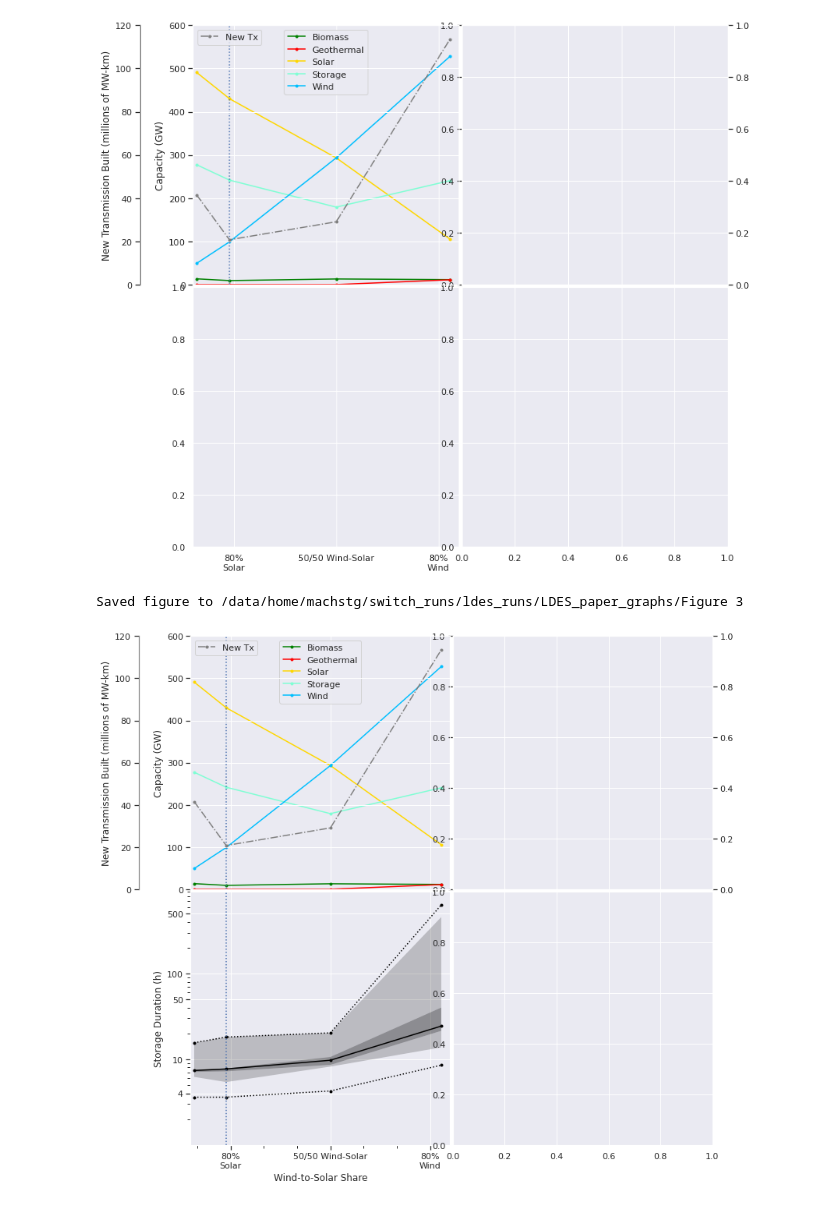
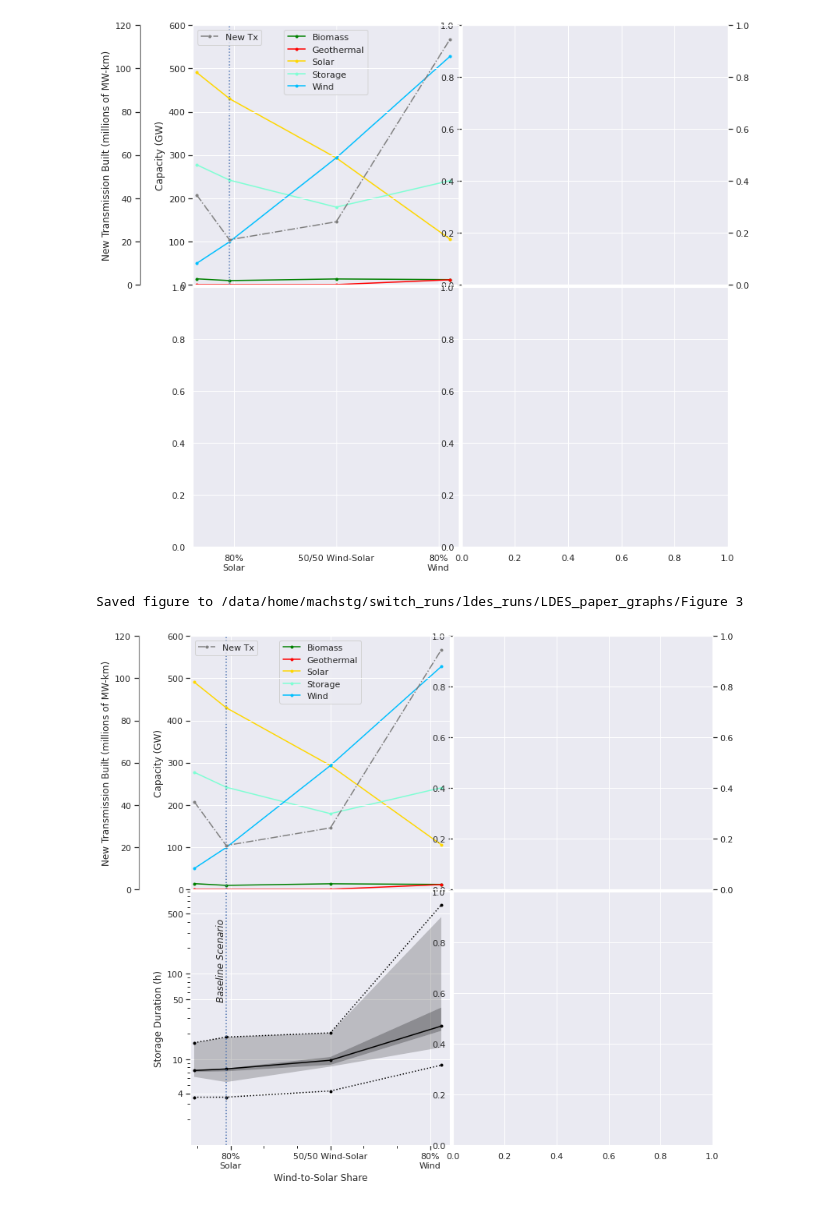
Before and after one commit to switch-model/switch, a Jupyter notebook: papers/Martin_Staadecker_Value_of_LDES_and_Factors/LDES_paper_graphs/Figure 3.ipynb, the cells around one changed output. Cells and saved outputs as stored; diff of their text form; code cells hidden in the pictures.

Commit message:
Add label to indicate baseline and fix minor bug

```diff
--- a/papers/Martin_Staadecker_Value_of_LDES_and_Factors/LDES_paper_graphs/Figure 3.ipynb
+++ b/papers/Martin_Staadecker_Value_of_LDES_and_Factors/LDES_paper_graphs/Figure 3.ipynb
@@ -141,34 +141,35 @@ def plot_storage(ax):
     median = calc.quantile(storage_group, "duration", 0.5).rename("median_val")
     lower_inner = calc.quantile(storage_group, "duration", quartile_inner).rename("lower_inner")
     upper_inner = calc.quantile(storage_group, "duration", 1 - quartile_inner).rename("upper_inner")
     lower = calc.quantile(storage_group, "duration", quartile).rename("lower")
     upper = calc.quantile(storage_group, "duration", 1 - quartile).rename("upper")
     maxi = storage_group["duration"].max().rename("max")
     mini = storage_group["duration"].min().rename("min")
     df = pd.concat([mini, lower, lower_inner, median, upper_inner, upper, maxi], axis=1)
 
     x = df.index.values
     ax.plot(x, df["max"].values, color="black", linestyle="dotted", marker=".", label="Min/Max")
     ax.plot(x, df["min"].values, color="black", linestyle="dotted", marker=".")
     ax.plot(x, df.median_val.values, color="black", label="Median", marker=".")
     ax.fill_between(x, df.upper_inner.values, df["upper"].values, alpha=0.2, color="black", edgecolor=None,
                     label=f"{int(quartile * 100)}-{int(100 - quartile * 100)}th percentile")
     ax.fill_between(x, df["lower"].values, df.lower_inner.values, alpha=0.2, color="black", edgecolor=None)
     ax.fill_between(x, df.lower_inner.values, df.upper_inner.values, alpha=0.4, color="black", edgecolor=None,
                     label=f"{int(quartile_inner * 100)}-{int(100 - quartile_inner * 100)}th percentile")
     set_duration_ax(ax)
     ax.set_yscale('log')
 r = plot_storage(ax)
 ax.set_ylabel(u"Storage Duration (h)")
 ax.set_yticks(storage_ticks)
 
 ax.yaxis.set_major_formatter(ScalarFormatter())
 set_x_axis(ax)
+ax.text(baseline-0.03, 50, "Baseline Scenario", rotation=90, style="italic")
 
 save()
 # %% [output]
 Saved figure to /data/home/machstg/switch_runs/ldes_runs/LDES_paper_graphs/Figure 3
-[figure, old version]
+[figure, new version]
 # %%
 # Define scenarios
 scenario_mapping = {0: "H25", .5: "H26", 1: "1342" }
```
Also changed, not shown: parts of 2 cells of this notebook.
